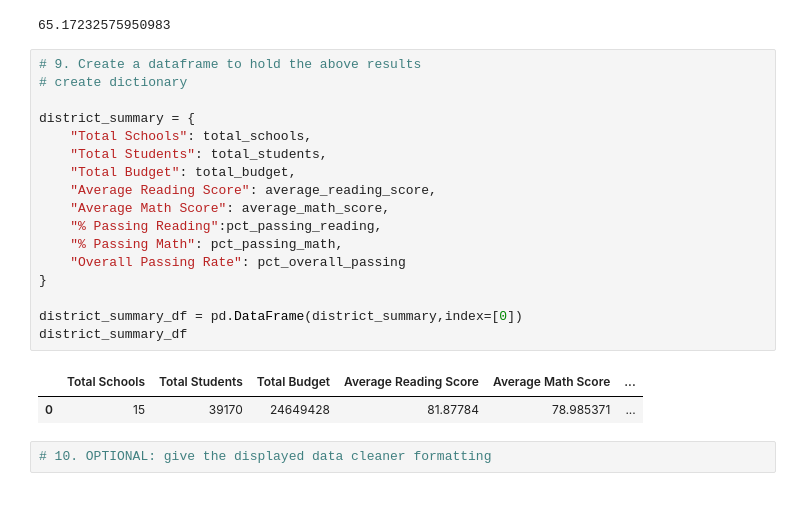
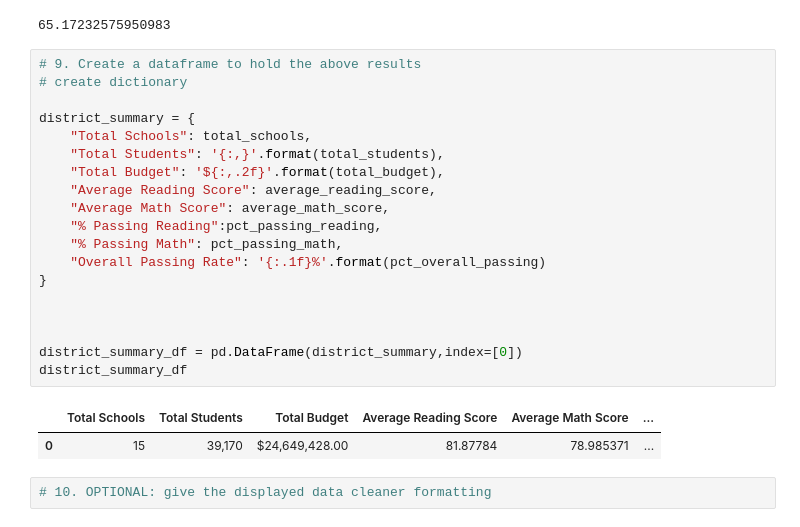
Before and after one commit to diazdez/Pandas-Challenge, a Jupyter notebook: PyCitySchools/PyCitySchools.ipynb, the cells around one changed output. Saved outputs shown, nothing was run; the diff lists cells and outputs as text.

```diff
--- a/PyCitySchools/PyCitySchools.ipynb
+++ b/PyCitySchools/PyCitySchools.ipynb
@@ -105,23 +105,25 @@ pct_overall_passing
 # %%
 # 9. Create a dataframe to hold the above results
 # create dictionary
 
 district_summary = {
     "Total Schools": total_schools,
-    "Total Students": total_students,
-    "Total Budget": total_budget,
+    "Total Students": '{:,}'.format(total_students),
+    "Total Budget": '${:,.2f}'.format(total_budget),
     "Average Reading Score": average_reading_score,
     "Average Math Score": average_math_score,
     "% Passing Reading":pct_passing_reading,
     "% Passing Math": pct_passing_math,
-    "Overall Passing Rate": pct_overall_passing
+    "Overall Passing Rate": '{:.1f}%'.format(pct_overall_passing)
 }
+
+
 
 district_summary_df = pd.DataFrame(district_summary,index=[0])
 district_summary_df
 # %% [output]
 |  | Total Schools | Total Students | Total Budget | Average Reading Score | Average Math Score | ... |
-| 0 | 15 | 39170 | 24649428 | 81.87784 | 78.985371 | ... |
+| 0 | 15 | 39,170 | $24,649,428.00 | 81.87784 | 78.985371 | ... |
 # %%
 # 10. OPTIONAL: give the displayed data cleaner formatting
 # %% [markdown]
```
Also changed, not shown: parts of 11 cells of this notebook.
